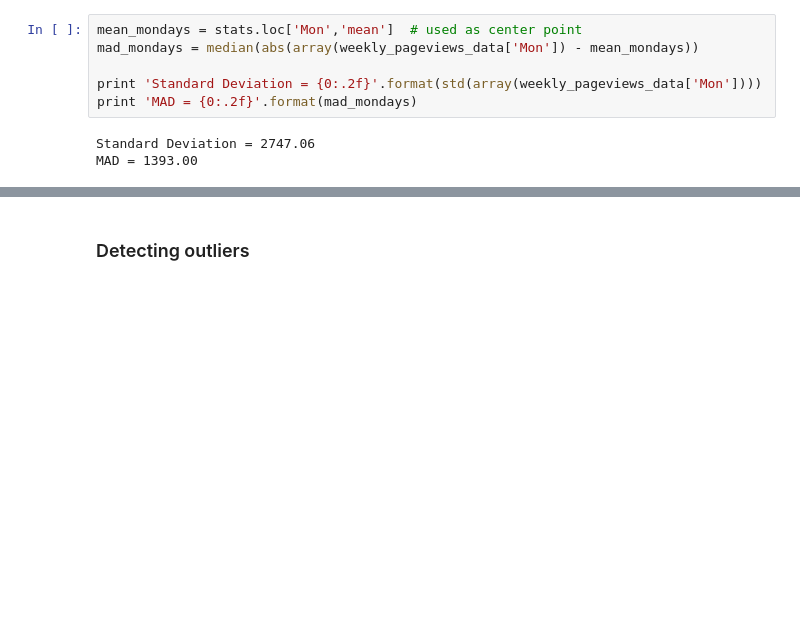
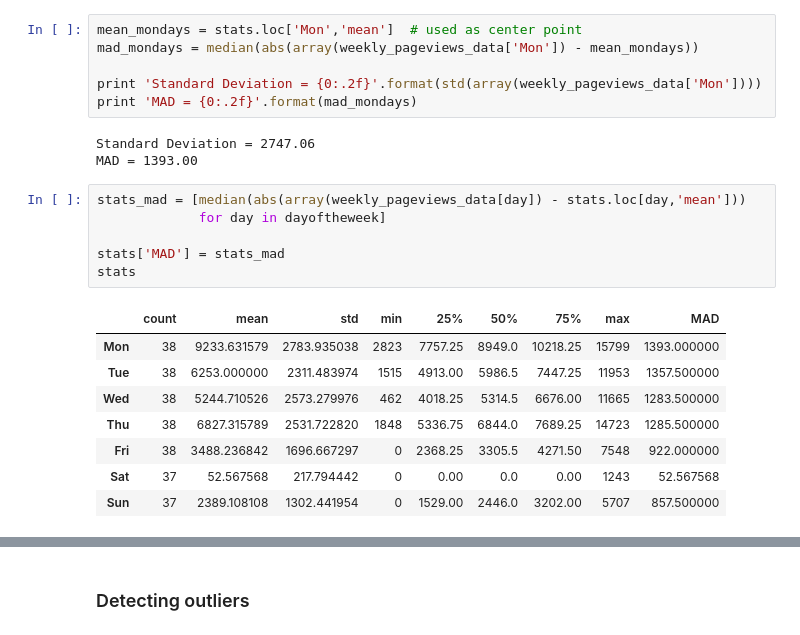
Before and after one commit to bbertincourt/DSC, a Jupyter notebook: dsc2t/dsc2t.ipynb, the cells around one changed output, grey strips where cells are left out. Cells and saved outputs as stored; diff of their text form; blank space fills up the shorter version.

```diff
--- a/dsc2t/dsc2t.ipynb
+++ b/dsc2t/dsc2t.ipynb
@@ -351,3 +351,18 @@ print 'MAD = {0:.2f}'.format(mad_mondays)
 # %% [output]
 Standard Deviation = 2747.06
 MAD = 1393.00
+# %%
+stats_mad = [median(abs(array(weekly_pageviews_data[day]) - stats.loc[day,'mean']))
+             for day in dayoftheweek]
+
+stats['MAD'] = stats_mad
+stats
+# %% [output]
+|  | count | mean | std | min | 25% | 50% | 75% | max | MAD |
+| Mon | 38 | 9233.631579 | 2783.935038 | 2823 | 7757.25 | 8949.0 | 10218.25 | 15799 | 1393.000000 |
+| Tue | 38 | 6253.000000 | 2311.483974 | 1515 | 4913.00 | 5986.5 | 7447.25 | 11953 | 1357.500000 |
+| Wed | 38 | 5244.710526 | 2573.279976 | 462 | 4018.25 | 5314.5 | 6676.00 | 11665 | 1283.500000 |
+| Thu | 38 | 6827.315789 | 2531.722820 | 1848 | 5336.75 | 6844.0 | 7689.25 | 14723 | 1285.500000 |
+| Fri | 38 | 3488.236842 | 1696.667297 | 0 | 2368.25 | 3305.5 | 4271.50 | 7548 | 922.000000 |
+| Sat | 37 | 52.567568 | 217.794442 | 0 | 0.00 | 0.0 | 0.00 | 1243 | 52.567568 |
+| Sun | 37 | 2389.108108 | 1302.441954 | 0 | 1529.00 | 2446.0 | 3202.00 | 5707 | 857.500000 |
```
Also changed, not shown: parts of 5 cells of this notebook, 1 other file.
